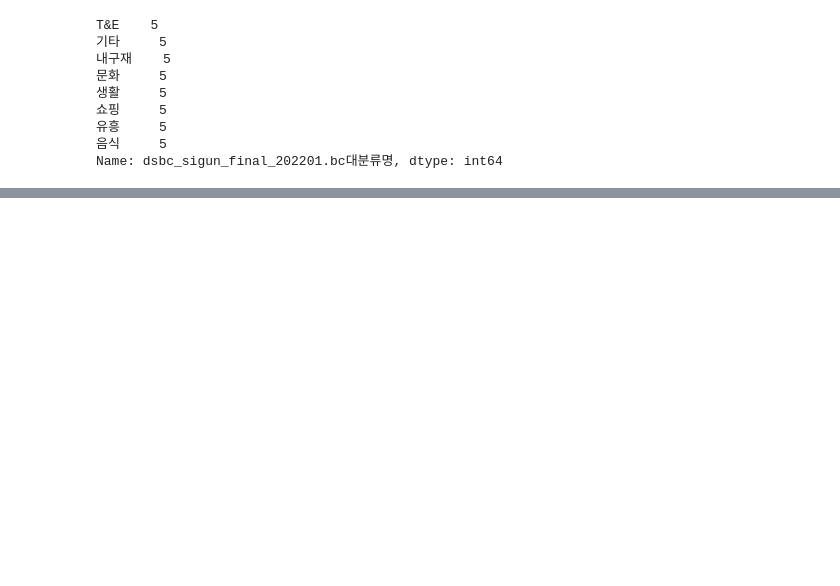
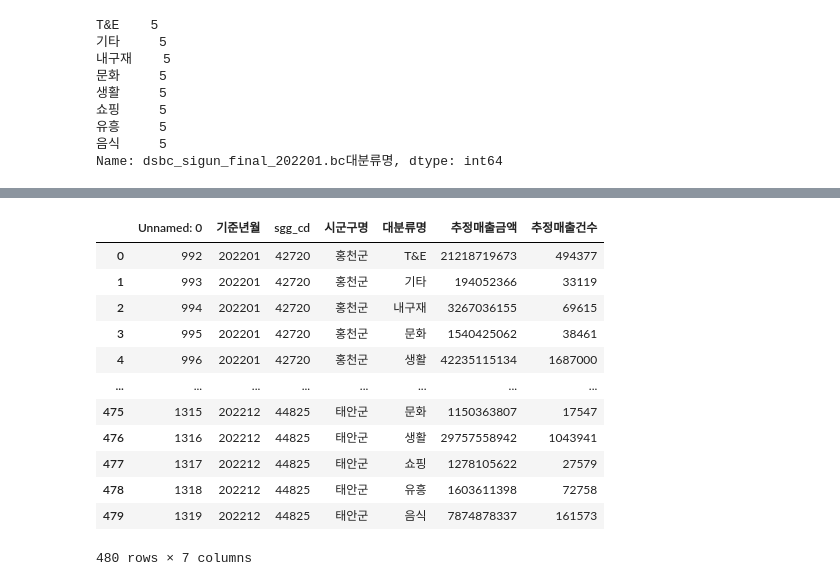
Before and after one commit to won4513/data_analytics, a Jupyter notebook: nabis/신용카드 데이터(관광지).ipynb, the cells around one changed output, grey strips where cells are left out. Saved outputs shown, nothing was run; the diff lists cells and outputs as text; code cells hidden in the pictures; blank space fills up the shorter version.

```diff
--- a/nabis/신용카드 데이터(관광지).ipynb
+++ b/nabis/신용카드 데이터(관광지).ipynb
@@ -100,4 +102,20 @@ new.to_csv('C:/Users/guswn/OneDrive/바탕 화면/생활인구/관광지역 신
 # %%
-new=pd.read_csv('C:/Users/guswn/OneDrive/바탕 화면/생활인구/관광지역 신용 카드 데이터',encoding='cp949')
+new=pd.read_csv('C:/Users/guswn/OneDrive/바탕 화면/생활인구/관광지역 신용 카드 데이터.csv',encoding='cp949')
+# %%
+new
+# %% [output]
+|  | Unnamed: 0 | 기준년월 | sgg_cd | 시군구명 | 대분류명 | 추정매출금액 | 추정매출건수 |
+| 0 | 992 | 202201 | 42720 | 홍천군 | T&E | 21218719673 | 494377 |
+| 1 | 993 | 202201 | 42720 | 홍천군 | 기타 | 194052366 | 33119 |
+| 2 | 994 | 202201 | 42720 | 홍천군 | 내구재 | 3267036155 | 69615 |
+| 3 | 995 | 202201 | 42720 | 홍천군 | 문화 | 1540425062 | 38461 |
+| 4 | 996 | 202201 | 42720 | 홍천군 | 생활 | 42235115134 | 1687000 |
+| ... | ... | ... | ... | ... | ... | ... | ... |
+| 475 | 1315 | 202212 | 44825 | 태안군 | 문화 | 1150363807 | 17547 |
+| 476 | 1316 | 202212 | 44825 | 태안군 | 생활 | 29757558942 | 1043941 |
+| 477 | 1317 | 202212 | 44825 | 태안군 | 쇼핑 | 1278105622 | 27579 |
+| 478 | 1318 | 202212 | 44825 | 태안군 | 유흥 | 1603611398 | 72758 |
+| 479 | 1319 | 202212 | 44825 | 태안군 | 음식 | 7874878337 | 161573 |
+480 rows × 7 columns
 # %%
 new=new.drop('Unnamed: 0',axis=1)
```
Also changed, not shown: parts of 11 cells of this notebook, 1 other file.
